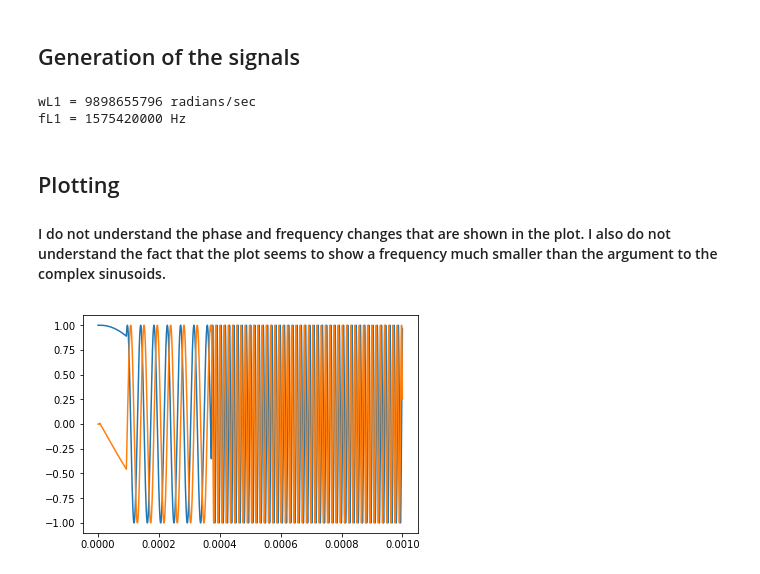
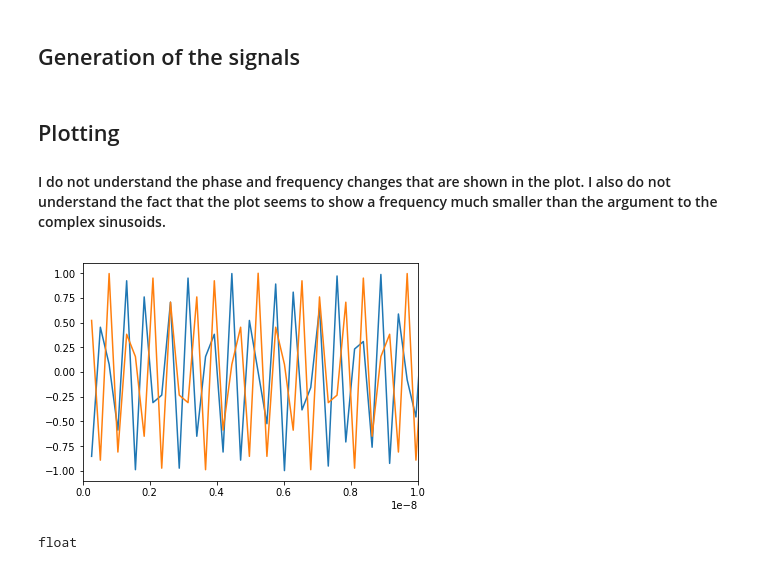
Before and after one commit to wangjiefjj/gps_reciever-design, a Jupyter notebook: notebooks/Signal_Emulator.ipynb, the cells around one changed output. Drawn from its saved outputs; the diff is of its cells as text; code cells hidden in the pictures.

```diff
--- a/notebooks/Signal_Emulator.ipynb
+++ b/notebooks/Signal_Emulator.ipynb
@@ -27,13 +27,18 @@ freqStep = 20 #Hz
 # %%
 # Time vector for generating signals
 tLength = 0.001 # units = sec - must have length of 1ms per Borre pg77
-N = 38192 # Number of samples over 1ms at 38.192MHz sampling frequency
+N = 1000*38192 # Number of samples over 1ms at 38.192MHz sampling frequency
 t = np.linspace(0, tLength, N) # array of samples
 theta = 0 # Argument to the complex sinusoids below
 
 # L1 continuous wave generation
 IL1 = []
 QL1 = []
+
+w = np.array(range(N), dtype='float') * wL1
+IL1 = np.cos(wL1*t + doppler) + 1j*np.sin(wL1*t+doppler)
+QL1 = np.sin(wL1*t + doppler) + 1j*np.cos(wL1*t+doppler)
+'''
 
 for i in t:
     # I and Q are the in-phase and quadrature components of the L1 GPS signal, respectively ***samples/N = t***
@@ -45,22 +50,25 @@ for i in t:
     IL1.append(Isample)
     QL1.append(Qsample)
     # Increment the complex sinusoid argument by omegaL1
+    print(theta)
     theta += wL1
-
+'''
 # Display the radian and frequency values
 print("wL1 = %d radians/sec" %wL1)
 print("fL1 = %d Hz" %fL1)
-# %% [output]
-wL1 = 9898655796 radians/sec
-fL1 = 1575420000 Hz
 # %% [markdown]
 ## Plotting
 #### I do not understand the phase and frequency changes that are shown in the plot. I also do not understand the fact that the plot seems to show a frequency much smaller than the argument to the complex sinusoids.
 # %%
 tStart = 1
 tStop = N
 plt.plot(t[tStart:tStop], IL1[tStart:tStop])
 plt.plot(t[tStart:tStop], QL1[tStart:tStop])
+plt.xlim((0,1E-8))
 plt.show()
 # %% [output]
-[figure, old version]
+[figure, new version]
+# %%
+type(wL1)
+# %% [output]
+float
```
Also changed, not shown: 2 other files.
